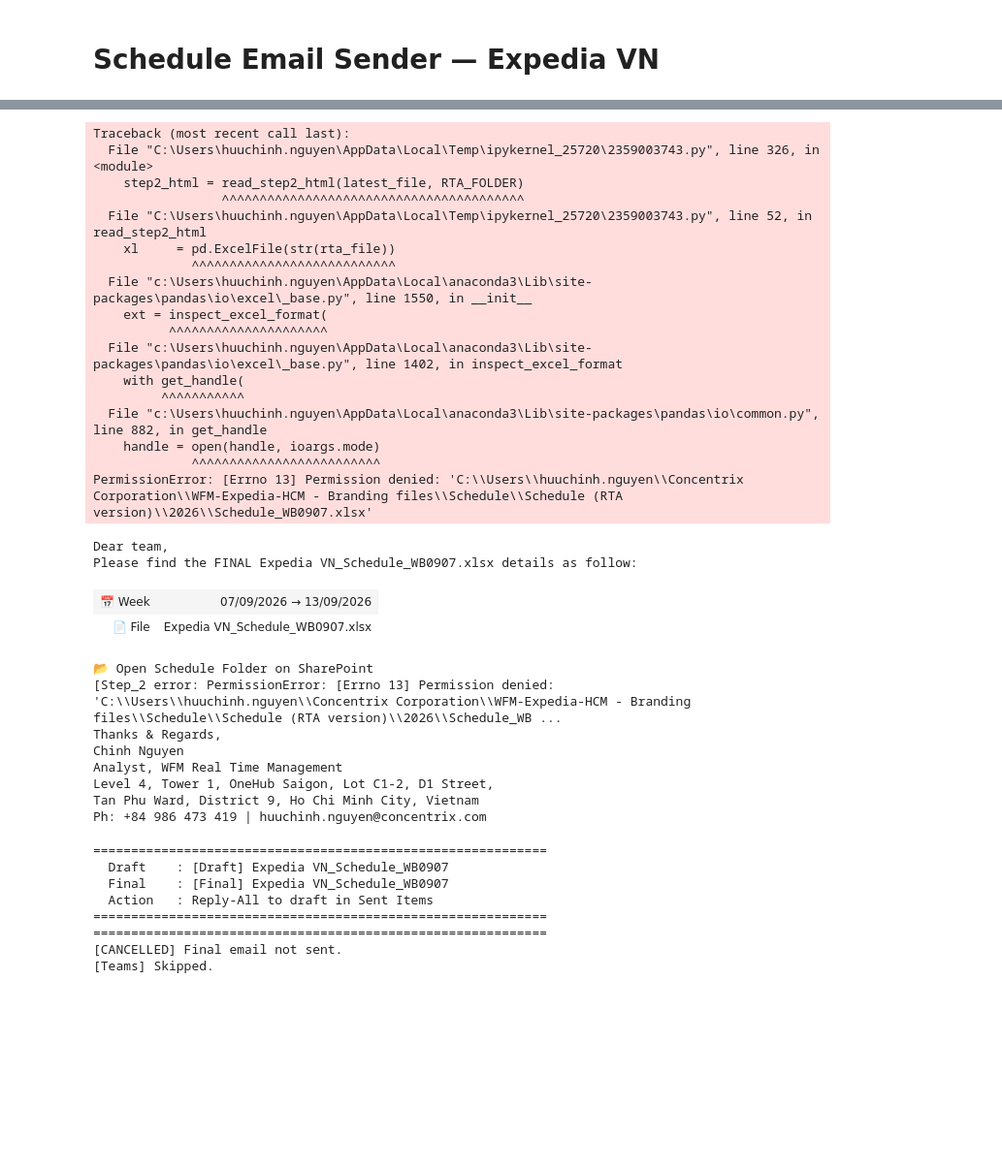
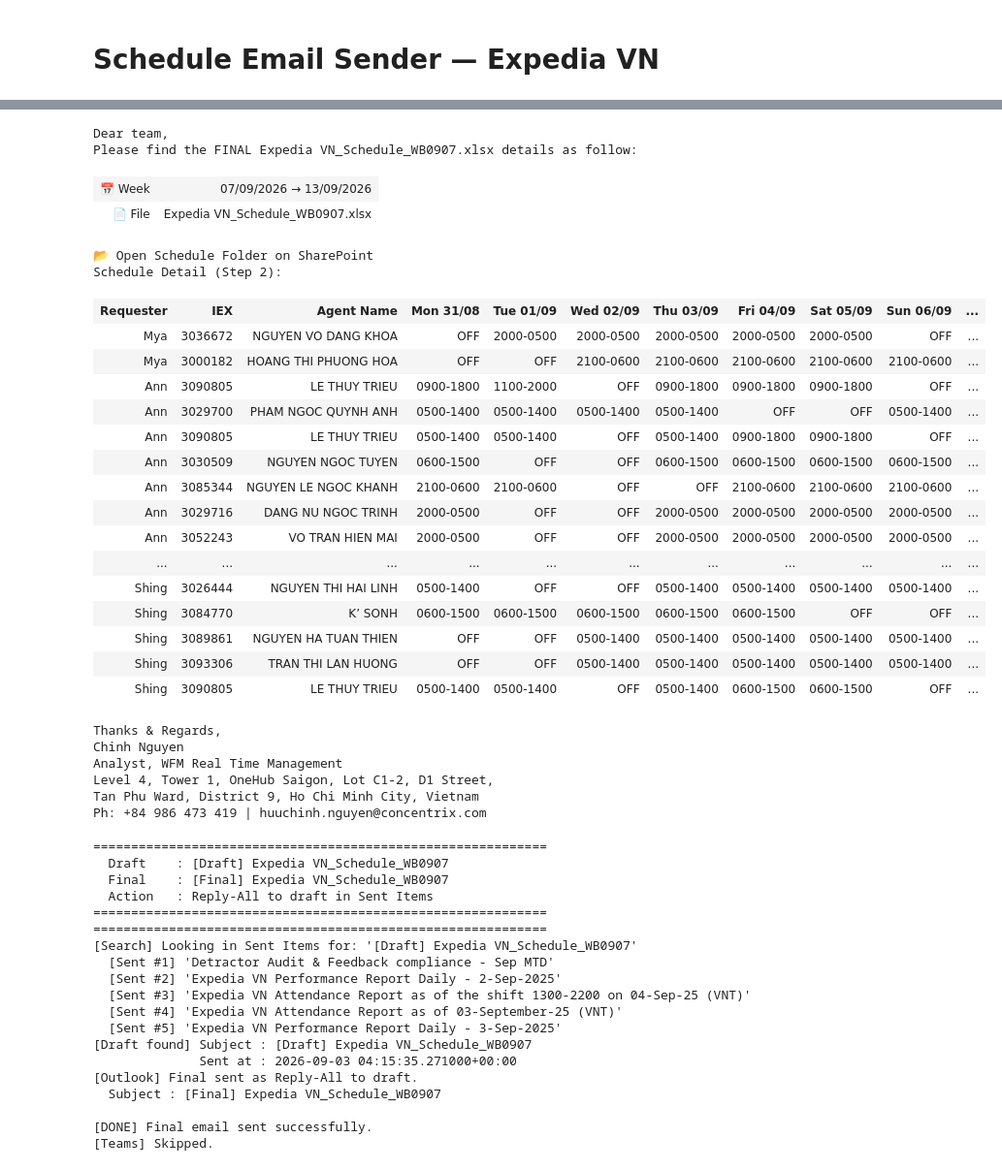
Before and after one commit to NguyenHuuChinh1998/CODE, a Jupyter notebook: Send_Email/schedule_send_mail.ipynb, the cells around one changed output, grey strips where cells are left out. Shown at 97% size. Cells and saved outputs as stored; diff of their text form; code cells hidden in the pictures; blank space fills up the shorter version.

```diff
--- a/Send_Email/schedule_send_mail.ipynb
+++ b/Send_Email/schedule_send_mail.ipynb
@@ -399,7 +399,7 @@ print(f"[Final] Reply subject     : '{FINAL_SUBJECT}'")
 # ── RTA Schedule folder ──────────────────────────────────────
 RTA_FOLDER = (
     f"{HOME}/Concentrix Corporation/WFM-Expedia-HCM - Branding files"
-    f"/Schedule/Schedule (RTA version)/2026"
+    f"/BI_Task/Schedule (RTA version)/2026"
 )
 
 # ── Read step_2 sheet → styled HTML table ────────────────────
@@ -776,29 +779,28 @@ else:
 
 ============================================================
 [Preview] Final email body:
-Traceback (most recent call last):
-  File "C:\Users\huuchinh.nguyen\AppData\Local\Temp\ipykernel_25720\2359003743.py", line 326, in <module>
-    step2_html = read_step2_html(latest_file, RTA_FOLDER)
-                 ^^^^^^^^^^^^^^^^^^^^^^^^^^^^^^^^^^^^^^^^
-  File "C:\Users\huuchinh.nguyen\AppData\Local\Temp\ipykernel_25720\2359003743.py", line 52, in read_step2_html
-    xl     = pd.ExcelFile(str(rta_file))
-             ^^^^^^^^^^^^^^^^^^^^^^^^^^^
-  File "c:\Users\huuchinh.nguyen\AppData\Local\anaconda3\Lib\site-packages\pandas\io\excel\_base.py", line 1550, in __init__
-    ext = inspect_excel_format(
-          ^^^^^^^^^^^^^^^^^^^^^
-  File "c:\Users\huuchinh.nguyen\AppData\Local\anaconda3\Lib\site-packages\pandas\io\excel\_base.py", line 1402, in inspect_excel_format
-    with get_handle(
-         ^^^^^^^^^^^
-  File "c:\Users\huuchinh.nguyen\AppData\Local\anaconda3\Lib\site-packages\pandas\io\common.py", line 882, in get_handle
-    handle = open(handle, ioargs.mode)
-             ^^^^^^^^^^^^^^^^^^^^^^^^^
-PermissionError: [Errno 13] Permission denied: 'C:\\Users\\huuchinh.nguyen\\Concentrix Corporation\\WFM-Expedia-HCM - Branding files\\Schedule\\Schedule (RTA version)\\2026\\Schedule_WB0907.xlsx'
+Dear team,
+Please find the FINAL Expedia VN_Schedule_WB0907.xlsx details as follow:
+| 📅 Week | 07/09/2026 → 13/09/2026 |
+| 📄 File | Expedia VN_Schedule_WB0907.xlsx |
-Dear team,
-Please find the FINAL Expedia VN_Schedule_WB0907.xlsx details as follow:
+📂 Open Schedule Folder on SharePoint
+Schedule Detail (Step 2):
-| 📅 Week | 07/09/2026 → 13/09/2026 |
-| 📄 File | Expedia VN_Schedule_WB0907.xlsx |
+| Requester | IEX | Agent Name | Mon 31/08 | Tue 01/09 | Wed 02/09 | Thu 03/09 | Fri 04/09 | Sat 05/09 | Sun 06/09 | ... |
+| Mya | 3036672 | NGUYEN VO DANG KHOA | OFF | 2000-0500 | 2000-0500 | 2000-0500 | 2000-0500 | 2000-0500 | OFF | ... |
+| Mya | 3000182 | HOANG THI PHUONG HOA | OFF | OFF | 2100-0600 | 2100-0600 | 2100-0600 | 2100-0600 | 2100-0600 | ... |
+| Ann | 3090805 | LE THUY TRIEU | 0900-1800 | 1100-2000 | OFF | 0900-1800 | 0900-1800 | 0900-1800 | OFF | ... |
+| Ann | 3029700 | PHAM NGOC QUYNH ANH | 0500-1400 | 0500-1400 | 0500-1400 | 0500-1400 | OFF | OFF | 0500-1400 | ... |
+| Ann | 3090805 | LE THUY TRIEU | 0500-1400 | 0500-1400 | OFF | 0500-1400 | 0900-1800 | 0900-1800 | OFF | ... |
+| Ann | 3030509 | NGUYEN NGOC TUYEN | 0600-1500 | OFF | OFF | 0600-1500 | 0600-1500 | 0600-1500 | 0600-1500 | ... |
+| Ann | 3085344 | NGUYEN LE NGOC KHANH | 2100-0600 | 2100-0600 | OFF | OFF | 2100-0600 | 2100-0600 | 2100-0600 | ... |
+| Ann | 3029716 | DANG NU NGOC TRINH | 2000-0500 | OFF | OFF | 2000-0500 | 2000-0500 | 2000-0500 | 2000-0500 | ... |
+| Ann | 3052243 | VO TRAN HIEN MAI | 2000-0500 | OFF | OFF | 2000-0500 | 2000-0500 | 2000-0500 | 2000-0500 | ... |
+| ... | ... | ... | ... | ... | ... | ... | ... | ... | ... | ... |
+| Shing | 3026444 | NGUYEN THI HAI LINH | 0500-1400 | OFF | OFF | 0500-1400 | 0500-1400 | 0500-1400 | 0500-1400 | ... |
+| Shing | 3084770 | K’ SONH | 0600-1500 | 0600-1500 | 0600-1500 | 0600-1500 | 0600-1500 | OFF | OFF | ... |
+| Shing | 3089861 | NGUYEN HA TUAN THIEN | OFF | OFF | 0500-1400 | 0500-1400 | 0500-1400 | 0500-1400 | 0500-1400 | ... |
+| Shing | 3093306 | TRAN THI LAN HUONG | OFF | OFF | 0500-1400 | 0500-1400 | 0500-1400 | 0500-1400 | 0500-1400 | ... |
+| Shing | 3090805 | LE THUY TRIEU | 0500-1400 | 0500-1400 | OFF | 0500-1400 | 0600-1500 | 0600-1500 | OFF | ... |
-📂 Open Schedule Folder on SharePoint
-[Step_2 error: PermissionError: [Errno 13] Permission denied: 'C:\\Users\\huuchinh.nguyen\\Concentrix Corporation\\WFM-Expedia-HCM - Branding files\\Schedule\\Schedule (RTA version)\\2026\\Schedule_WB ...
 Thanks & Regards,
 Chinh Nguyen
 Analyst, WFM Real Time Management
@@ -811,5 +813,16 @@ Ph: +84 986 473 419 | huuchinh.nguyen@concentrix.com
   Action   : Reply-All to draft in Sent Items
 ============================================================
 ============================================================
-[CANCELLED] Final email not sent.
+[Search] Looking in Sent Items for: '[Draft] Expedia VN_Schedule_WB0907'
+  [Sent #1] 'Detractor Audit & Feedback compliance - Sep MTD'
+  [Sent #2] 'Expedia VN Performance Report Daily - 2-Sep-2025'
+  [Sent #3] 'Expedia VN Attendance Report as of the shift 1300-2200 on 04-Sep-25 (VNT)'
+  [Sent #4] 'Expedia VN Attendance Report as of 03-September-25 (VNT)'
+  [Sent #5] 'Expedia VN Performance Report Daily - 3-Sep-2025'
+[Draft found] Subject : [Draft] Expedia VN_Schedule_WB0907
+              Sent at : 2026-09-03 04:15:35.271000+00:00
+[Outlook] Final sent as Reply-All to draft.
+  Subject : [Final] Expedia VN_Schedule_WB0907
+
+[DONE] Final email sent successfully.
 [Teams] Skipped.
```
Also changed, not shown: parts of 2 cells of this notebook, 28 other files.
